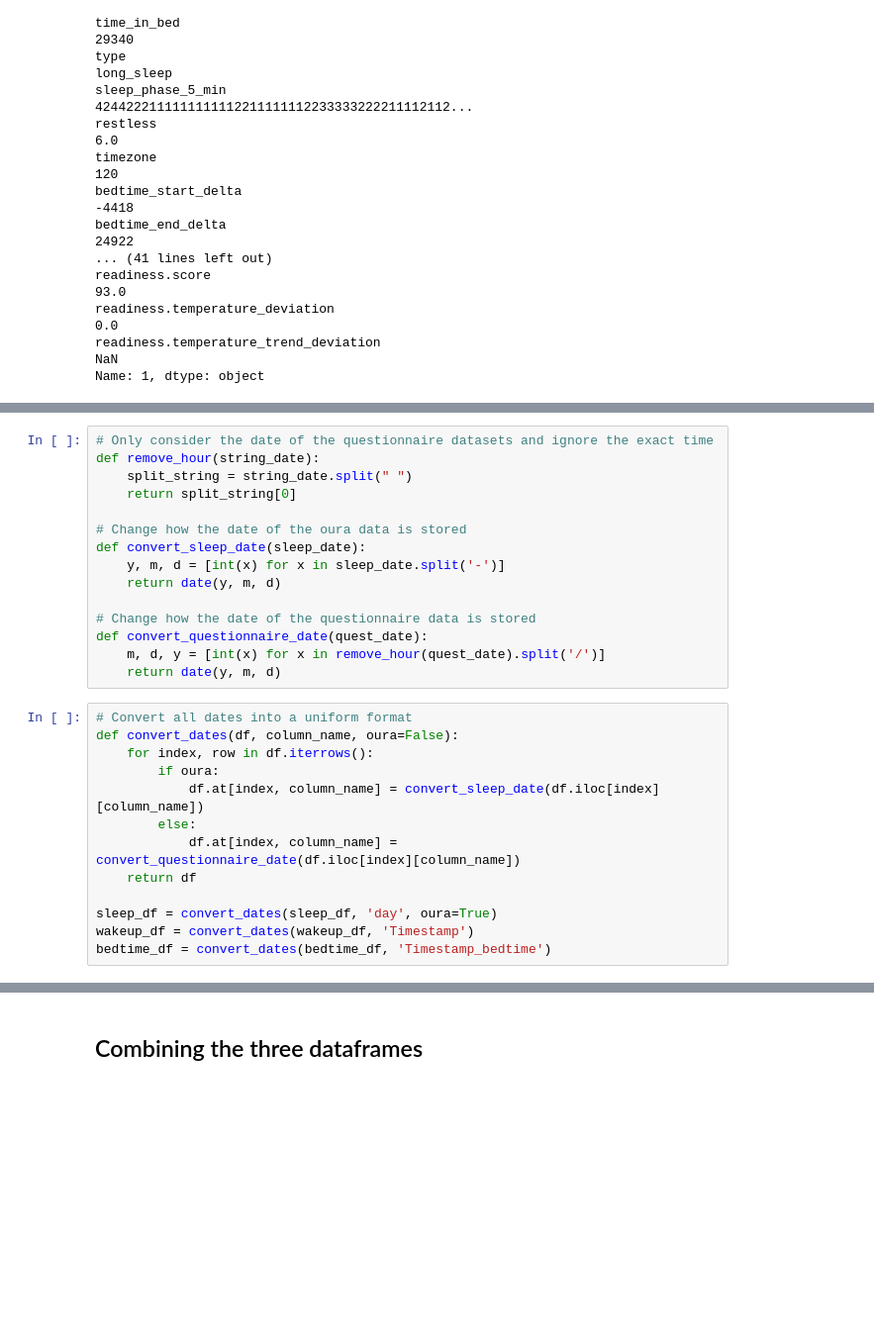
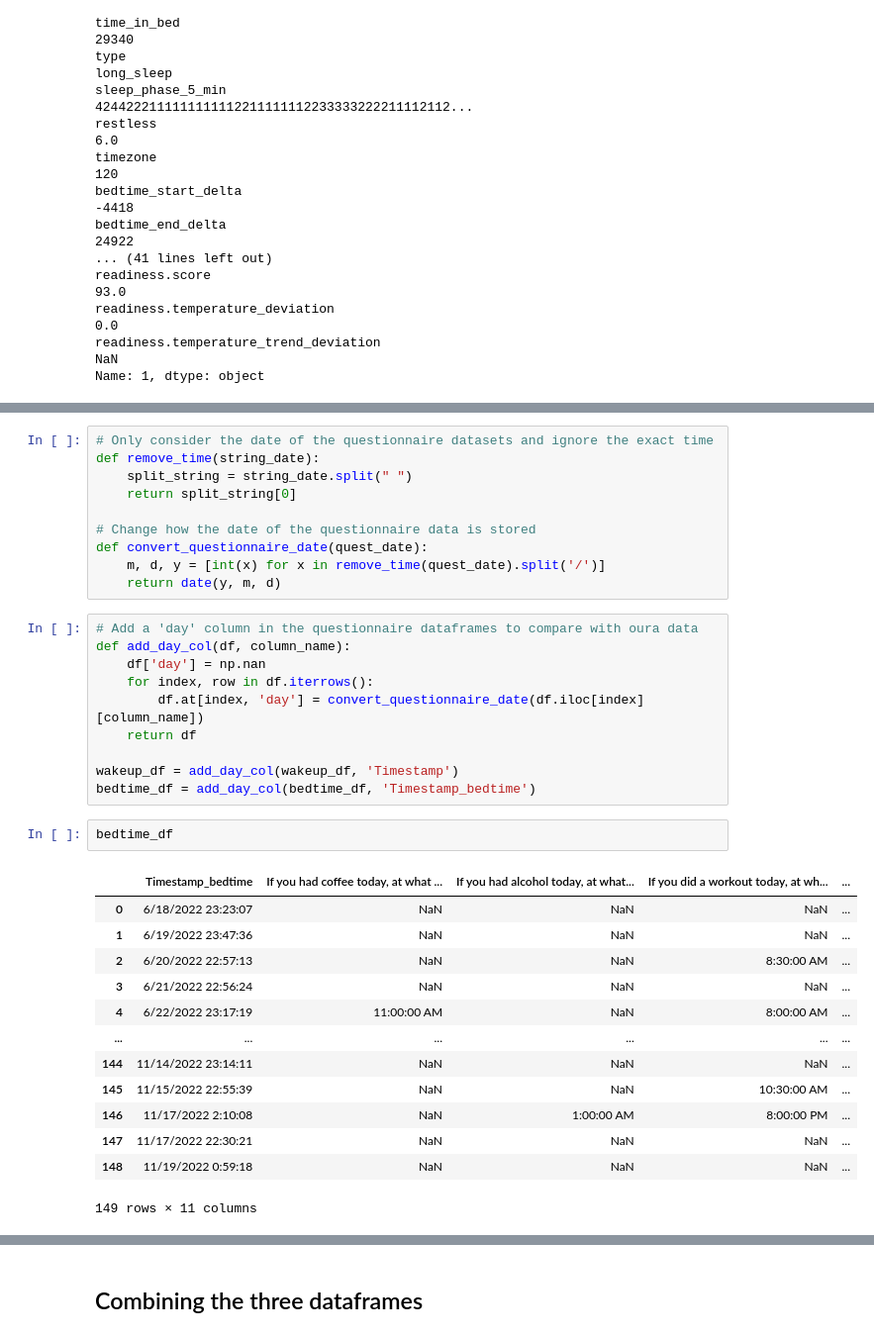
Before and after one commit to thalianajjar/internship_code, a Jupyter notebook: data.ipynb, the cells around one changed output, grey strips where cells are left out. Shown at 99% size. Cells and saved outputs as stored; diff of their text form; blank space fills up the shorter version.

```diff
--- a/data.ipynb
+++ b/data.ipynb
@@ -65,31 +78,39 @@ sleep_df = convert_iso_seconds(sleep_df, 'bedtime_start')
 # %%
 # Only consider the date of the questionnaire datasets and ignore the exact time
-def remove_hour(string_date):
+def remove_time(string_date):
     split_string = string_date.split(" ")
     return split_string[0]
 
-# Change how the date of the oura data is stored
-def convert_sleep_date(sleep_date):
-    y, m, d = [int(x) for x in sleep_date.split('-')]
-    return date(y, m, d)
-
 # Change how the date of the questionnaire data is stored
 def convert_questionnaire_date(quest_date):
-    m, d, y = [int(x) for x in remove_hour(quest_date).split('/')]
+    m, d, y = [int(x) for x in remove_time(quest_date).split('/')]
     return date(y, m, d)
 # %%
-# Convert all dates into a uniform format
-def convert_dates(df, column_name, oura=False):
+# Add a 'day' column in the questionnaire dataframes to compare with oura data
+def add_day_col(df, column_name):
+    df['day'] = np.nan
     for index, row in df.iterrows():
-        if oura:
-            df.at[index, column_name] = convert_sleep_date(df.iloc[index][column_name])
-        else:
-            df.at[index, column_name] = convert_questionnaire_date(df.iloc[index][column_name])
+        df.at[index, 'day'] = convert_questionnaire_date(df.iloc[index][column_name])
     return df
 
-sleep_df = convert_dates(sleep_df, 'day', oura=True)
-wakeup_df = convert_dates(wakeup_df, 'Timestamp')
-bedtime_df = convert_dates(bedtime_df, 'Timestamp_bedtime')
+wakeup_df = add_day_col(wakeup_df, 'Timestamp')
+bedtime_df = add_day_col(bedtime_df, 'Timestamp_bedtime')
+# %%
+bedtime_df
+# %% [output]
+|  | Timestamp_bedtime | If you had coffee today, at what ... | If you had alcohol today, at what... | If you did a workout today, at wh... | ... |
+| 0 | 6/18/2022 23:23:07 | NaN | NaN | NaN | ... |
+| 1 | 6/19/2022 23:47:36 | NaN | NaN | NaN | ... |
+| 2 | 6/20/2022 22:57:13 | NaN | NaN | 8:30:00 AM | ... |
+| 3 | 6/21/2022 22:56:24 | NaN | NaN | NaN | ... |
+| 4 | 6/22/2022 23:17:19 | 11:00:00 AM | NaN | 8:00:00 AM | ... |
+| ... | ... | ... | ... | ... | ... |
+| 144 | 11/14/2022 23:14:11 | NaN | NaN | NaN | ... |
+| 145 | 11/15/2022 22:55:39 | NaN | NaN | 10:30:00 AM | ... |
+| 146 | 11/17/2022 2:10:08 | NaN | 1:00:00 AM | 8:00:00 PM | ... |
+| 147 | 11/17/2022 22:30:21 | NaN | NaN | NaN | ... |
+| 148 | 11/19/2022 0:59:18 | NaN | NaN | NaN | ... |
+149 rows × 11 columns
 # %%
 # Bedtime data entered on day n should be matched to the wakeup and sleep data of day n+1
 for index, row in bedtime_df.iterrows():
```
Also changed, not shown: parts of 13 cells of this notebook.
